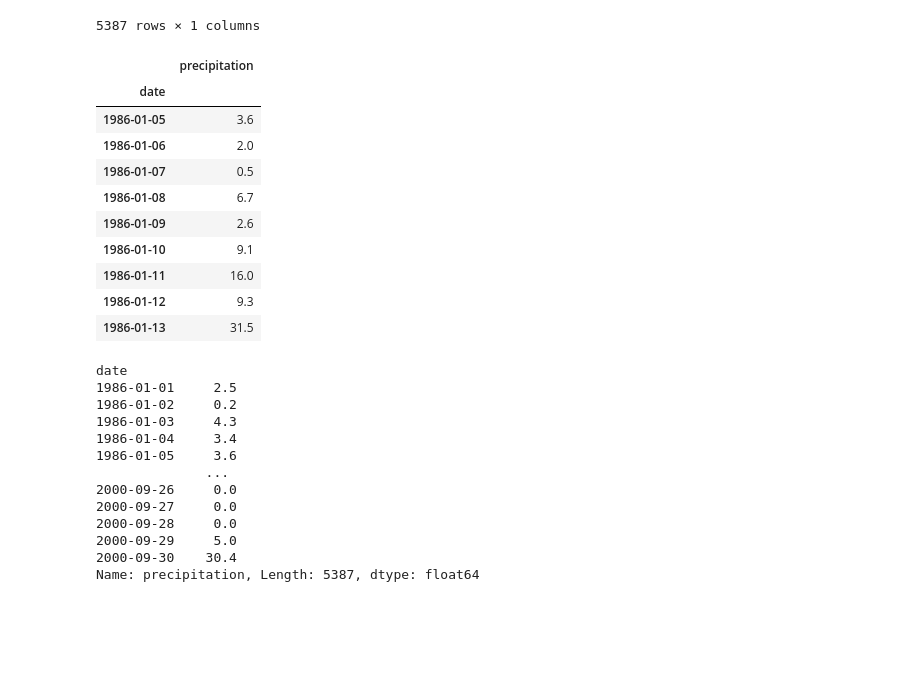
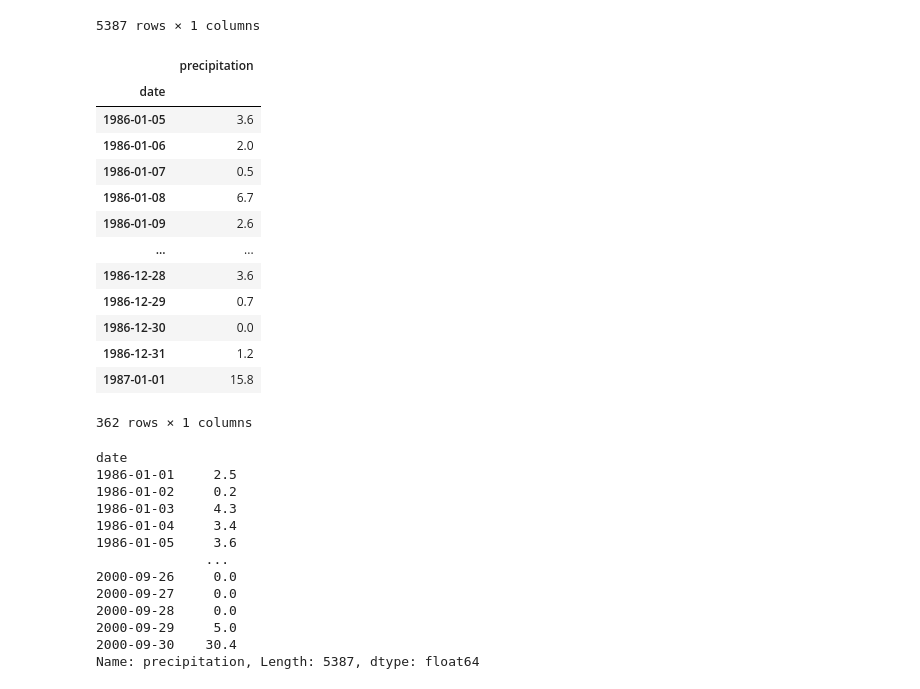
Before and after one commit to CooperBigFoot/precipitation-generator, a Jupyter notebook: notebooks/exploration.ipynb, the cells around one changed output. Drawn from its saved outputs; the diff is of its cells as text; code cells hidden in the pictures; blank space fills up the shorter version.

```diff
--- a/notebooks/exploration.ipynb
+++ b/notebooks/exploration.ipynb
@@ -67,20 +67,23 @@ ts_data.data
 | 2000-09-30 | 30.4 |
 5387 rows × 1 columns
 # %%
-filtered_data = ts_data.filter_by_date_range('1986-01-05', '1986-01-13')
+filtered_data = ts_data.filter_by_date_range('1986-01-05', '1987-01-01')
 filtered_data.data
 # %% [output]
 |  | precipitation |
 | date |  |
 | 1986-01-05 | 3.6 |
 | 1986-01-06 | 2.0 |
 | 1986-01-07 | 0.5 |
 | 1986-01-08 | 6.7 |
 | 1986-01-09 | 2.6 |
-| 1986-01-10 | 9.1 |
-| 1986-01-11 | 16.0 |
-| 1986-01-12 | 9.3 |
-| 1986-01-13 | 31.5 |
+| ... | ... |
+| 1986-12-28 | 3.6 |
+| 1986-12-29 | 0.7 |
+| 1986-12-30 | 0.0 |
+| 1986-12-31 | 1.2 |
+| 1987-01-01 | 15.8 |
+362 rows × 1 columns
 # %%
 precip_series = ts_data.get_precipitation_series()
 precip_series
```
Also changed, not shown: parts of 4 cells of this notebook, 1 other file.
